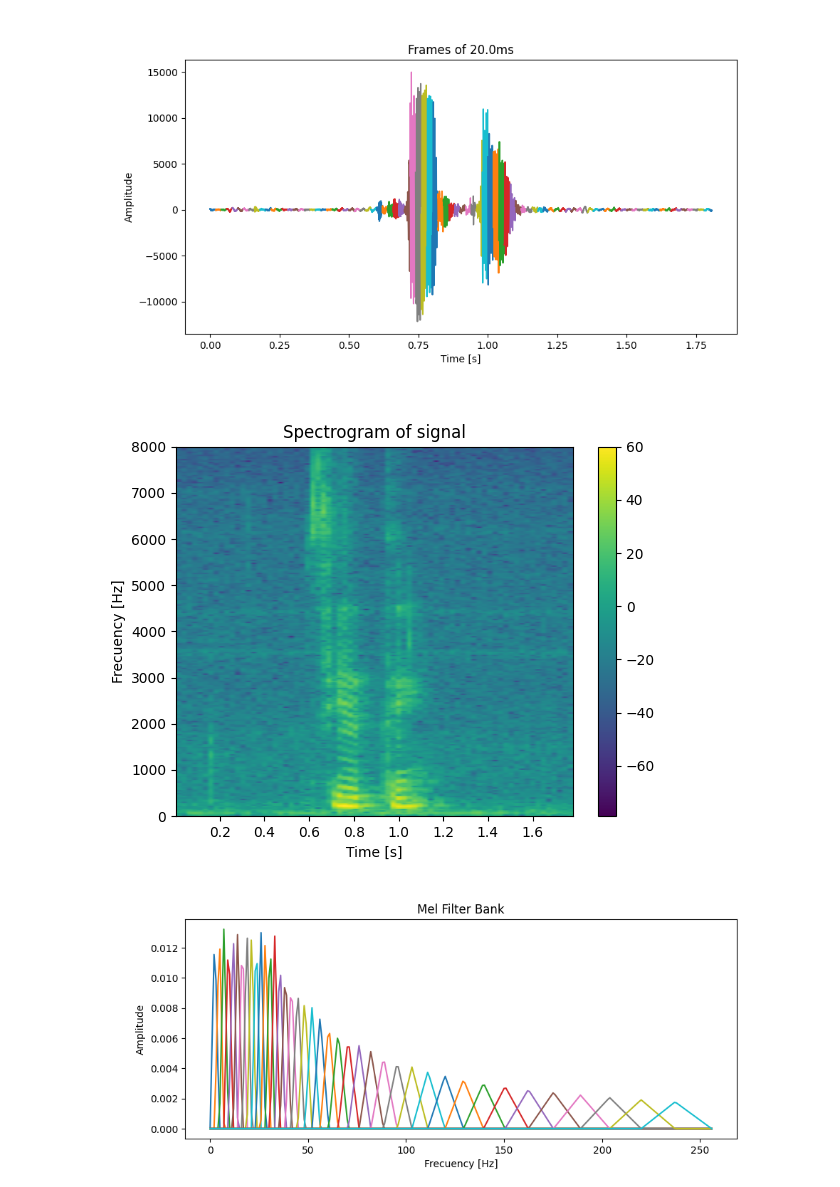
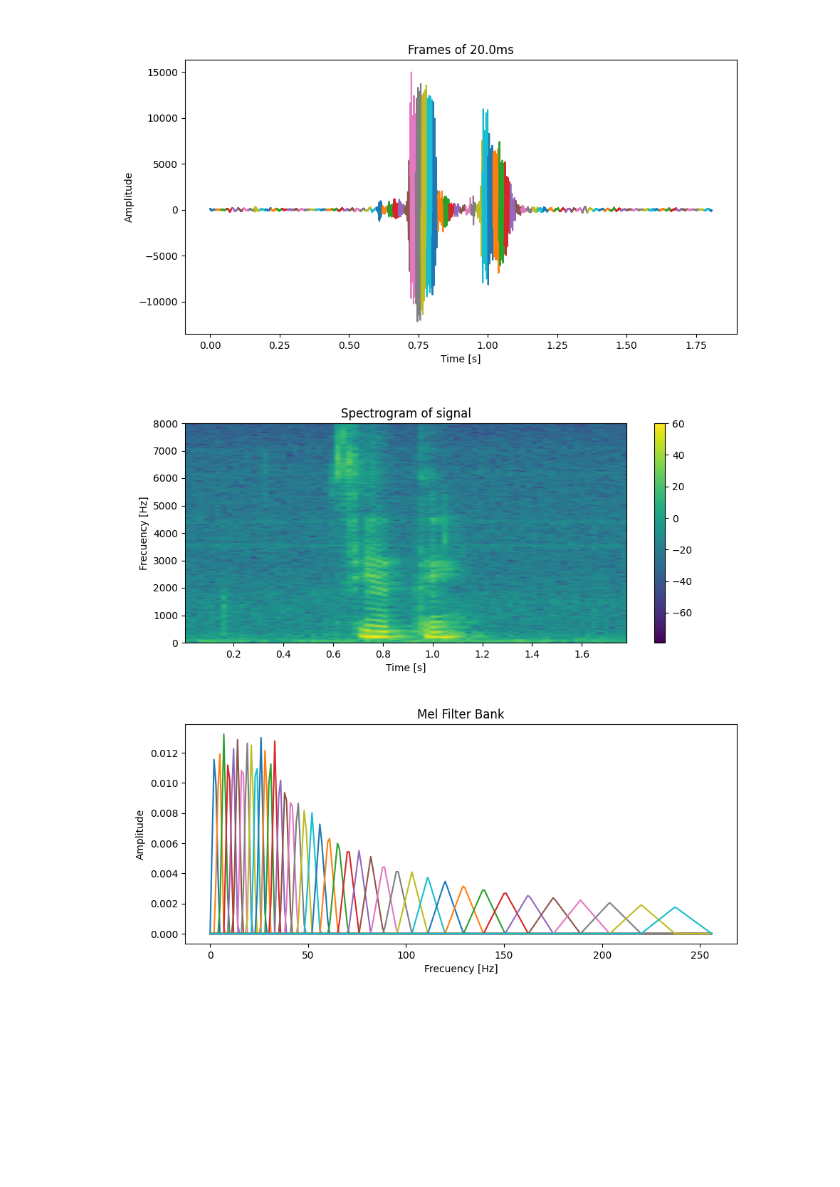
Before and after one commit to oscarjibou/University_projects, a Jupyter notebook: TDS/P3/src.ipynb, the cells around one changed output. Drawn from its saved outputs; the diff is of its cells as text; code cells hidden in the pictures; blank space fills up the shorter version.

```diff
--- a/TDS/P3/src.ipynb
+++ b/TDS/P3/src.ipynb
@@ -14,29 +14,29 @@ from utils import cut_signal_frames, plot_signal_with_frames
 # %%
 
 %matplotlib widget
 siete_fn = "siete.wav"
 frecuencia_señal, señal = wavfile.read(siete_fn)
 
 tiempo_señal_siete = 1/frecuencia_señal * np.arange(len(señal))
 
 frames_siete = cut_signal_frames(
     señal, frecuencia_señal, tiempo_frames=0.02)
 
 plot_signal_with_frames(frames_siete, frecuencia_señal,
                         tiempo_señal_siete, tiempo_frames=0.02)
 
 # Spectrogram
-plt.figure()
+plt.figure(figsize=(10, 4))
 f, t, Sxx, imagen = plt.specgram(
     señal, NFFT=512, Fs=frecuencia_señal, cmap='viridis')
 plt.colorbar()
 plt.xlabel('Time [s]')
 plt.ylabel('Frecuency [Hz]')
 plt.title('Spectrogram of signal')
 plt.show()
 # %% [output]
 [figure]
-[figure, old version]
+[figure, new version]
 # %%
 mel_filter = librosa.filters.mel(
     sr=frecuencia_señal, n_fft=512, n_mels=40)  # with 40 mel filters
```
